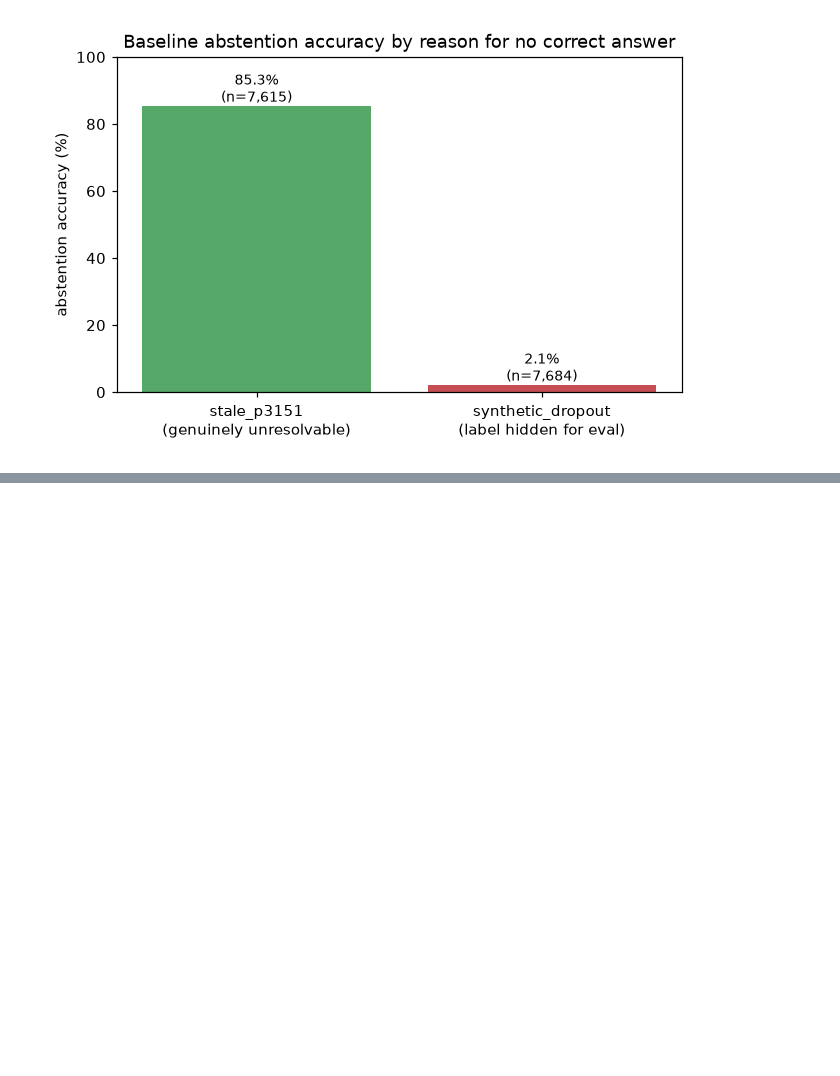
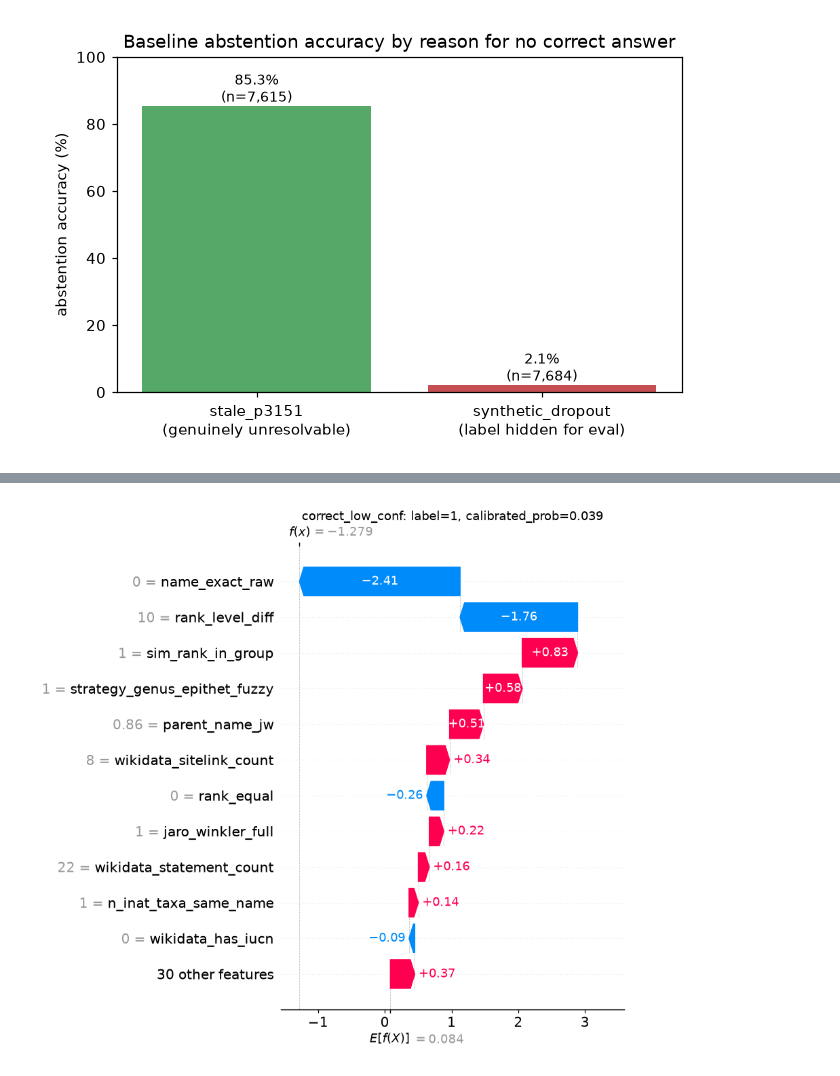
Before and after one commit to Livia-Rasp/xgboost-inat-wikidata-match, a Jupyter notebook: notebooks/01-report.ipynb, the cells around one changed output, grey strips where cells are left out. Saved outputs shown, nothing was run; the diff lists cells and outputs as text; code cells hidden in the pictures; blank space fills up the shorter version.

```diff
--- a/notebooks/01-report.ipynb
+++ b/notebooks/01-report.ipynb
@@ -630,0 +863,12 @@ plt.show()
+# %%
+correct_low_conf = scored[(scored["label"] == 1) & (scored["final_calibrated_prob"] < 0.3)].sort_values("final_calibrated_prob").iloc[0]
+X_row = _prepare_X(pd.DataFrame([correct_low_conf]))
+sv = explainer(X_row)
+sv.feature_names = FEATURE_COLUMNS
+plt.figure()
+shap.plots.waterfall(sv[0], show=False, max_display=12)
+plt.title(f"correct_low_conf: label={correct_low_conf['label']}, calibrated_prob={correct_low_conf['final_calibrated_prob']:.3f}")
+plt.tight_layout()
+plt.show()
+# %% [output]
+[figure, added]
```
Also changed, not shown: parts of 17 cells of this notebook, 3 other files.
